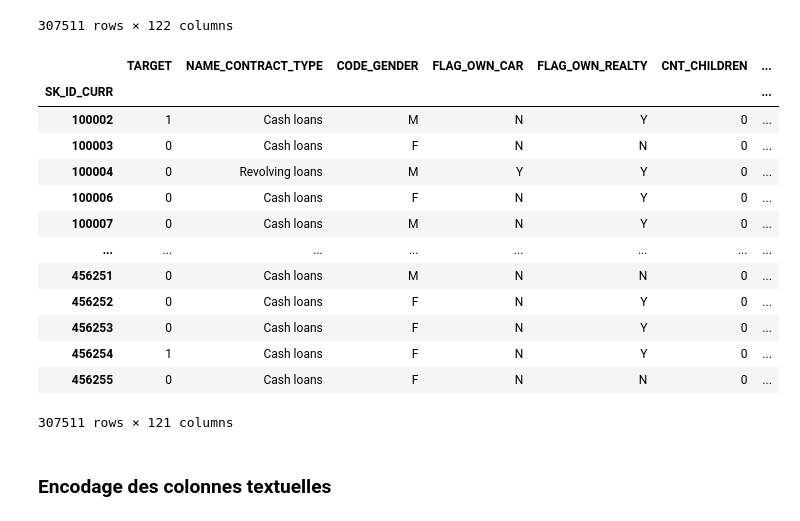
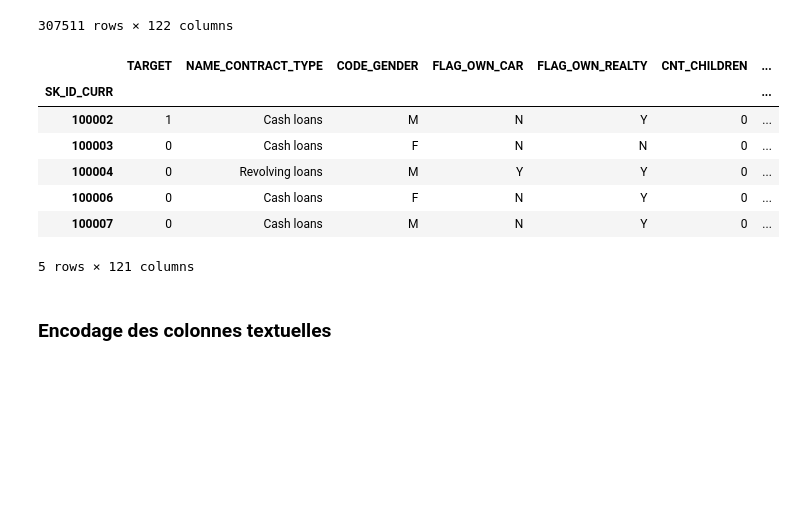
Before and after one commit to gitadum/credit_risk_rating, a Jupyter notebook: 00_notebooks/01_Exploration.ipynb, the cells around one changed output. Saved outputs shown, nothing was run; the diff lists cells and outputs as text; code cells hidden in the pictures; blank space fills up the shorter version.

```diff
--- a/00_notebooks/01_Exploration.ipynb
+++ b/00_notebooks/01_Exploration.ipynb
@@ -47,8 +47,8 @@ Avant d'aller plus loin dans l'exploration je vais me concentrer sur les tables
 
 Je vais d'abord regarder les plus grosses corrélations avec la variable `TARGET`
 # %%
-app_train = pd.read_csv('02_data/application_train.csv')
-app_test = pd.read_csv('02_data/application_test.csv')
+app_train = pd.read_csv('../02_data/application_train.csv')
+app_test = pd.read_csv('../02_data/application_test.csv')
 app_train
 # %% [output]
 |  | SK_ID_CURR | TARGET | NAME_CONTRACT_TYPE | CODE_GENDER | FLAG_OWN_CAR | FLAG_OWN_REALTY | CNT_CHILDREN | ... |
@@ -71,22 +71,16 @@ assert len(app_test.SK_ID_CURR.unique()) == app_test.shape[0]
 app_train.set_index('SK_ID_CURR', inplace=True)
 app_test.set_index('SK_ID_CURR', inplace=True)
 # %%
-app_train
+app_train.head()
 # %% [output]
 |  | TARGET | NAME_CONTRACT_TYPE | CODE_GENDER | FLAG_OWN_CAR | FLAG_OWN_REALTY | CNT_CHILDREN | ... |
 | SK_ID_CURR |  |  |  |  |  |  | ... |
 | 100002 | 1 | Cash loans | M | N | Y | 0 | ... |
 | 100003 | 0 | Cash loans | F | N | N | 0 | ... |
 | 100004 | 0 | Revolving loans | M | Y | Y | 0 | ... |
 | 100006 | 0 | Cash loans | F | N | Y | 0 | ... |
 | 100007 | 0 | Cash loans | M | N | Y | 0 | ... |
-| ... | ... | ... | ... | ... | ... | ... | ... |
-| 456251 | 0 | Cash loans | M | N | N | 0 | ... |
-| 456252 | 0 | Cash loans | F | N | Y | 0 | ... |
-| 456253 | 0 | Cash loans | F | N | Y | 0 | ... |
-| 456254 | 1 | Cash loans | F | N | Y | 0 | ... |
-| 456255 | 0 | Cash loans | F | N | N | 0 | ... |
-307511 rows × 121 columns
+5 rows × 121 columns
 # %% [markdown]
 ### Encodage des colonnes textuelles
 # %%
```
Also changed, not shown: parts of 10 cells of this notebook.
